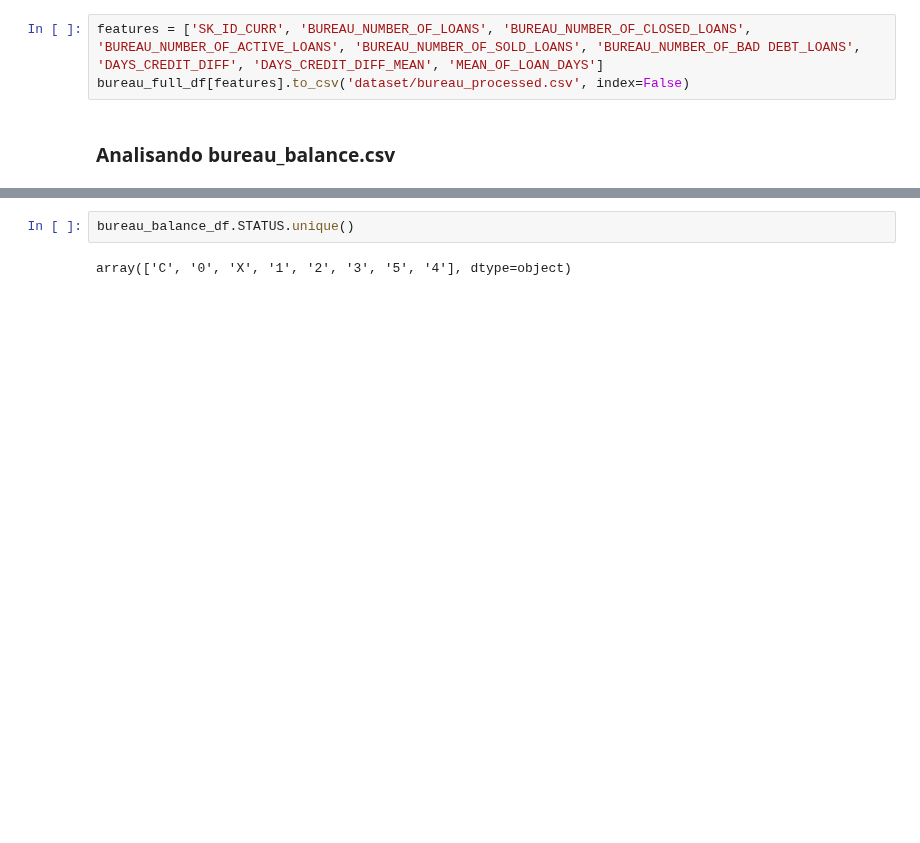
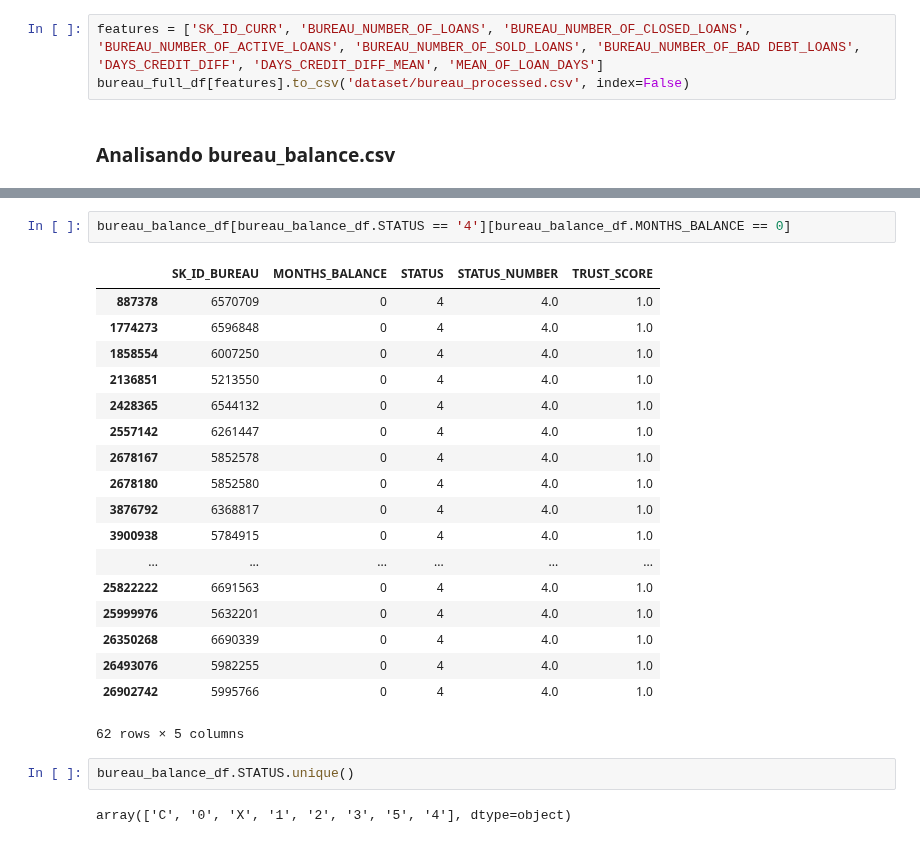
Before and after one commit to thiagobrito/home-credit-default-risk, a Jupyter notebook: bureau-balance.ipynb, the cells around one changed output, grey strips where cells are left out. Cells and saved outputs as stored; diff of their text form; blank space fills up the shorter version.

```diff
--- a/bureau-balance.ipynb
+++ b/bureau-balance.ipynb
@@ -326,3 +436,24 @@ bureau_balance_df.head(10)
+# %%
+bureau_balance_df[bureau_balance_df.STATUS == '4'][bureau_balance_df.MONTHS_BALANCE == 0]
+# %% [output]
+|  | SK_ID_BUREAU | MONTHS_BALANCE | STATUS | STATUS_NUMBER | TRUST_SCORE |
+| 887378 | 6570709 | 0 | 4 | 4.0 | 1.0 |
+| 1774273 | 6596848 | 0 | 4 | 4.0 | 1.0 |
+| 1858554 | 6007250 | 0 | 4 | 4.0 | 1.0 |
+| 2136851 | 5213550 | 0 | 4 | 4.0 | 1.0 |
+| 2428365 | 6544132 | 0 | 4 | 4.0 | 1.0 |
+| 2557142 | 6261447 | 0 | 4 | 4.0 | 1.0 |
+| 2678167 | 5852578 | 0 | 4 | 4.0 | 1.0 |
+| 2678180 | 5852580 | 0 | 4 | 4.0 | 1.0 |
+| 3876792 | 6368817 | 0 | 4 | 4.0 | 1.0 |
+| 3900938 | 5784915 | 0 | 4 | 4.0 | 1.0 |
+| ... | ... | ... | ... | ... | ... |
+| 25822222 | 6691563 | 0 | 4 | 4.0 | 1.0 |
+| 25999976 | 5632201 | 0 | 4 | 4.0 | 1.0 |
+| 26350268 | 6690339 | 0 | 4 | 4.0 | 1.0 |
+| 26493076 | 5982255 | 0 | 4 | 4.0 | 1.0 |
+| 26902742 | 5995766 | 0 | 4 | 4.0 | 1.0 |
+62 rows × 5 columns
 # %%
 bureau_balance_df.STATUS.unique()
 # %% [output]
```
Also changed, not shown: parts of 22 cells of this notebook, 4 other files.
